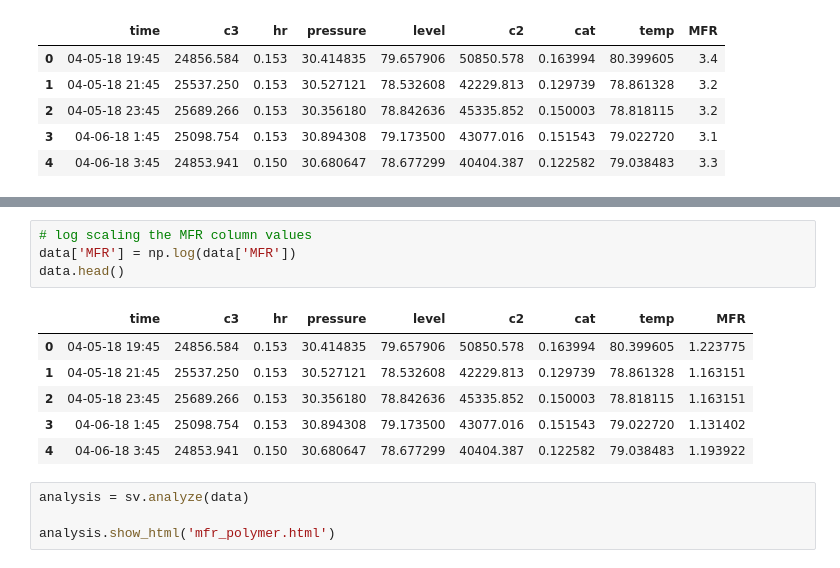
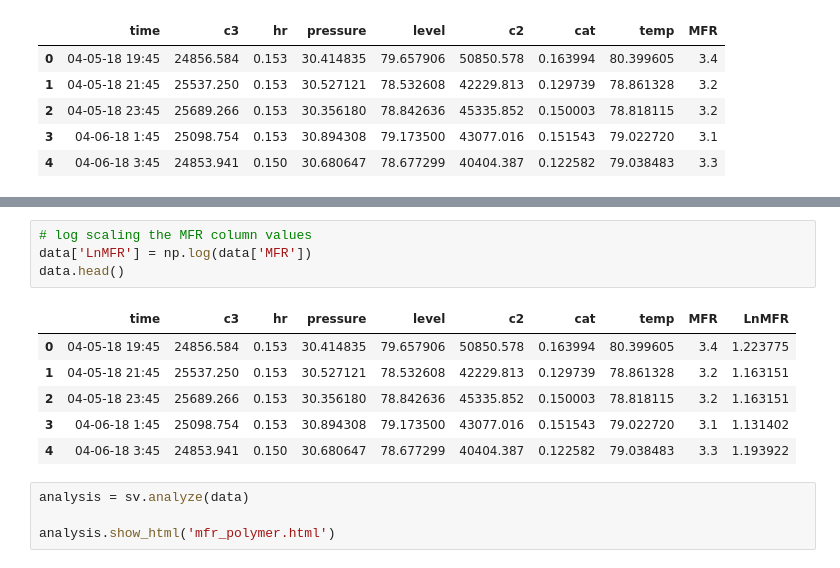
Before and after one commit to galib96/polymer-mfr-prediction, a Jupyter notebook: Polymer_MFR_predictive_modeling.ipynb, the cells around one changed output, grey strips where cells are left out. Saved outputs shown, nothing was run; the diff lists cells and outputs as text.

Commit message:
Data cleaning done

```diff
--- a/Polymer_MFR_predictive_modeling.ipynb
+++ b/Polymer_MFR_predictive_modeling.ipynb
@@ -73,15 +74,15 @@ data.describe()
 | max | 30083.688000 | 0.980000 | 32.674332 | 83.841675 | 106073.61000 | 0.677979 | 91.566544 | 38.000000 |
 # %%
 # log scaling the MFR column values
-data['MFR'] = np.log(data['MFR'])
+data['LnMFR'] = np.log(data['MFR'])
 data.head()
 # %% [output]
-|  | time | c3 | hr | pressure | level | c2 | cat | temp | MFR |
-| 0 | 04-05-18 19:45 | 24856.584 | 0.153 | 30.414835 | 79.657906 | 50850.578 | 0.163994 | 80.399605 | 1.223775 |
-| 1 | 04-05-18 21:45 | 25537.250 | 0.153 | 30.527121 | 78.532608 | 42229.813 | 0.129739 | 78.861328 | 1.163151 |
-| 2 | 04-05-18 23:45 | 25689.266 | 0.153 | 30.356180 | 78.842636 | 45335.852 | 0.150003 | 78.818115 | 1.163151 |
-| 3 | 04-06-18 1:45 | 25098.754 | 0.153 | 30.894308 | 79.173500 | 43077.016 | 0.151543 | 79.022720 | 1.131402 |
-| 4 | 04-06-18 3:45 | 24853.941 | 0.150 | 30.680647 | 78.677299 | 40404.387 | 0.122582 | 79.038483 | 1.193922 |
+|  | time | c3 | hr | pressure | level | c2 | cat | temp | MFR | LnMFR |
+| 0 | 04-05-18 19:45 | 24856.584 | 0.153 | 30.414835 | 79.657906 | 50850.578 | 0.163994 | 80.399605 | 3.4 | 1.223775 |
+| 1 | 04-05-18 21:45 | 25537.250 | 0.153 | 30.527121 | 78.532608 | 42229.813 | 0.129739 | 78.861328 | 3.2 | 1.163151 |
+| 2 | 04-05-18 23:45 | 25689.266 | 0.153 | 30.356180 | 78.842636 | 45335.852 | 0.150003 | 78.818115 | 3.2 | 1.163151 |
+| 3 | 04-06-18 1:45 | 25098.754 | 0.153 | 30.894308 | 79.173500 | 43077.016 | 0.151543 | 79.022720 | 3.1 | 1.131402 |
+| 4 | 04-06-18 3:45 | 24853.941 | 0.150 | 30.680647 | 78.677299 | 40404.387 | 0.122582 | 79.038483 | 3.3 | 1.193922 |
 # %%
 analysis = sv.analyze(data)
 
```
Also changed, not shown: parts of 6 cells of this notebook.
